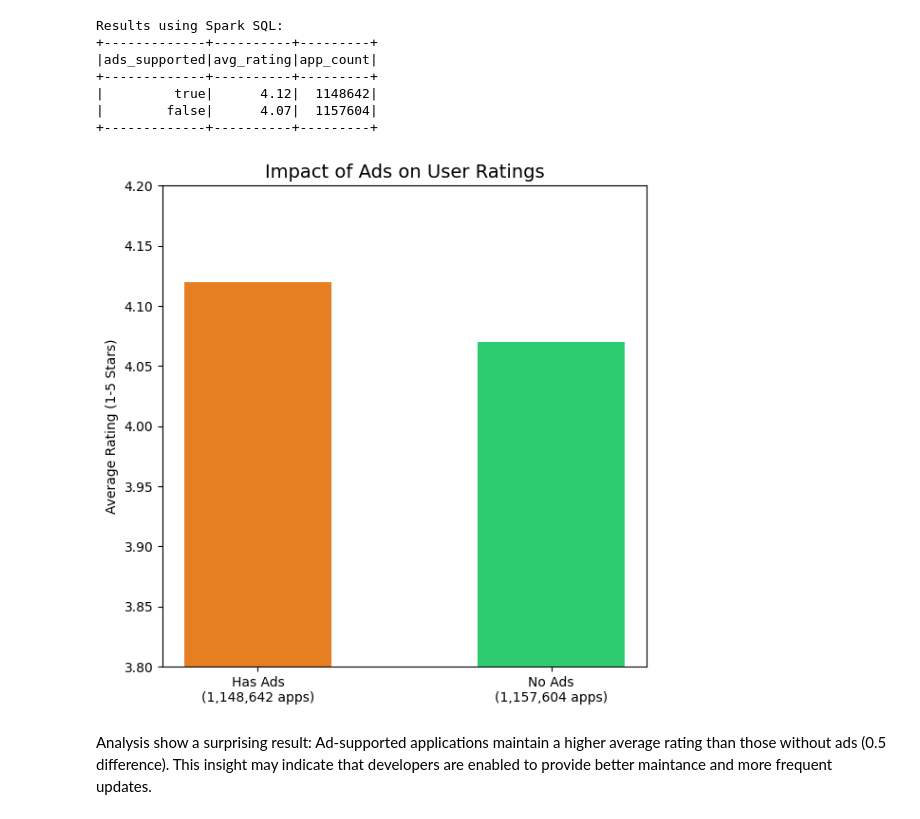
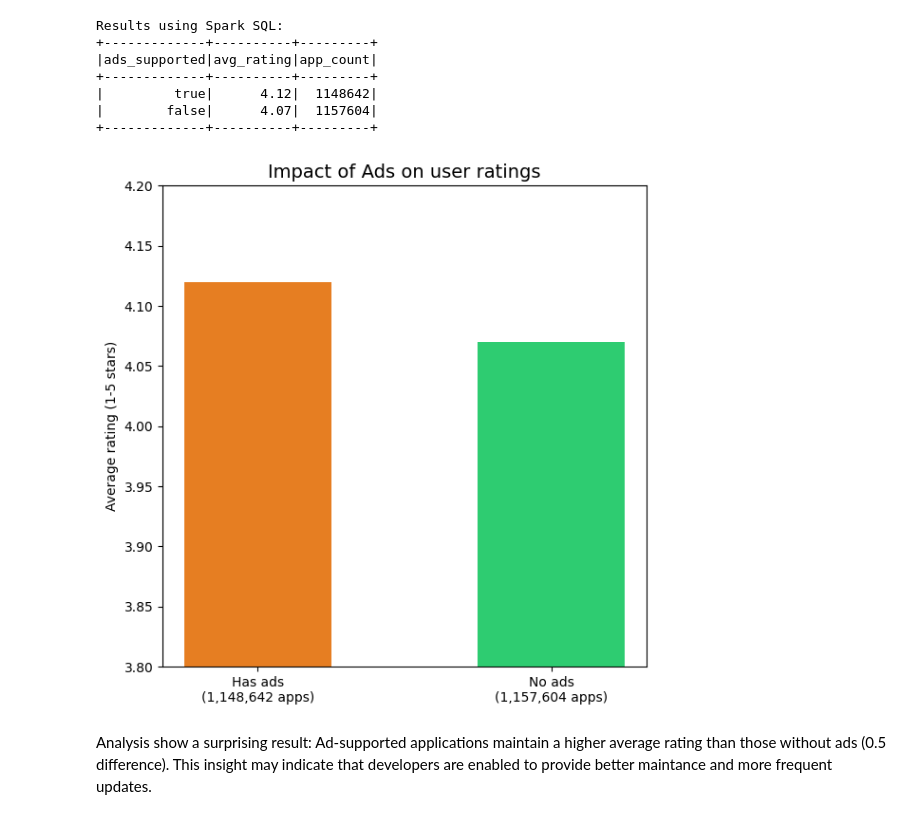
Before and after one commit to LottaSofiaK/Group22, a Jupyter notebook: Group_22_analysis_and_visualization.ipynb, the cells around one changed output. Saved outputs shown, nothing was run; the diff lists cells and outputs as text; code cells hidden in the pictures.

```diff
--- a/Group_22_analysis_and_visualization.ipynb
+++ b/Group_22_analysis_and_visualization.ipynb
@@ -880,22 +883,22 @@ Results using Spark SQL:
 # %%
 # Data from Spark results
 ad_data = pd.DataFrame({
-    'Ad Supported': ['Has Ads\n(1,148,642 apps)', 'No Ads\n(1,157,604 apps)'],
+    'Ad Supported': ['Has ads\n(1,148,642 apps)', 'No ads\n(1,157,604 apps)'],
     'Avg Rating': [4.12, 4.07]
 })
 
 # Creating plot
 plt.figure(figsize=(6, 6))
 bars = plt.bar(ad_data['Ad Supported'], ad_data['Avg Rating'], color=['#e67e22', '#2ecc71'], width=0.5)
 
 plt.ylim(3.8, 4.2)
-plt.title('Impact of Ads on User Ratings', fontsize=14)
-plt.ylabel('Average Rating (1-5 Stars)')
+plt.title('Impact of Ads on user ratings', fontsize=14)
+plt.ylabel('Average rating (1-5 stars)')
 
 plt.tight_layout()
 plt.show()
 # %% [output]
-[figure, old version]
+[figure, new version]
 # %% [markdown]
 Analysis show a surprising result: Ad-supported applications maintain a higher average rating than those without ads (0.5 difference). This insight may indicate that developers are enabled to provide better maintance and more frequent updates.
 # %% [markdown]
```
Also changed, not shown: parts of 32 cells of this notebook, 1 other file.
